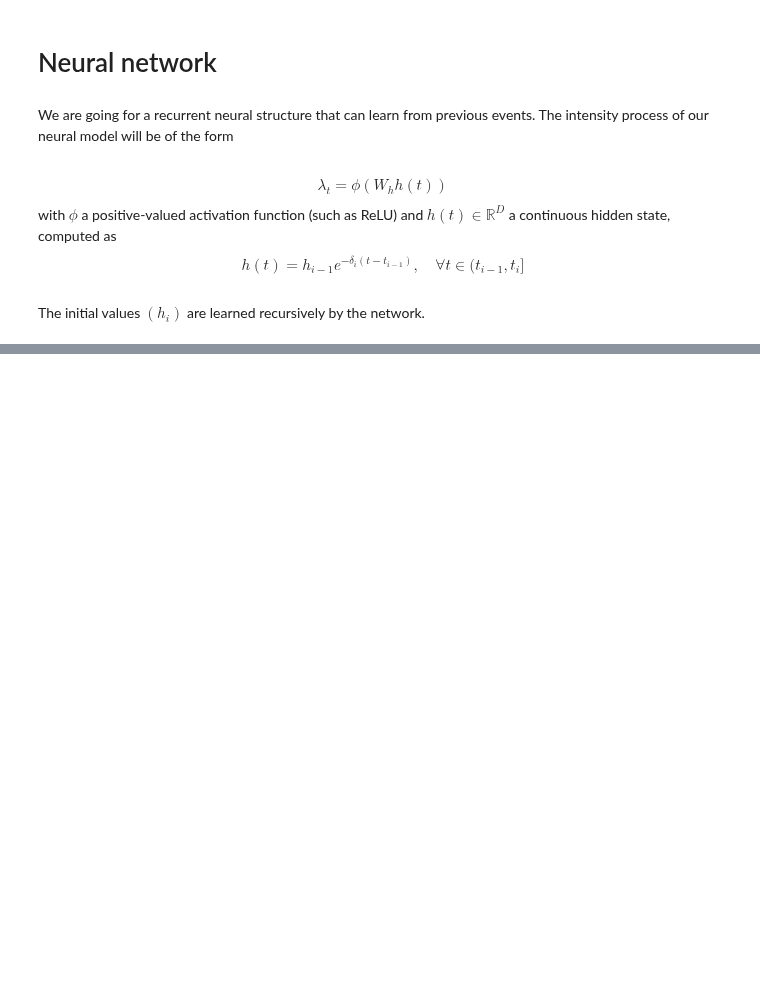
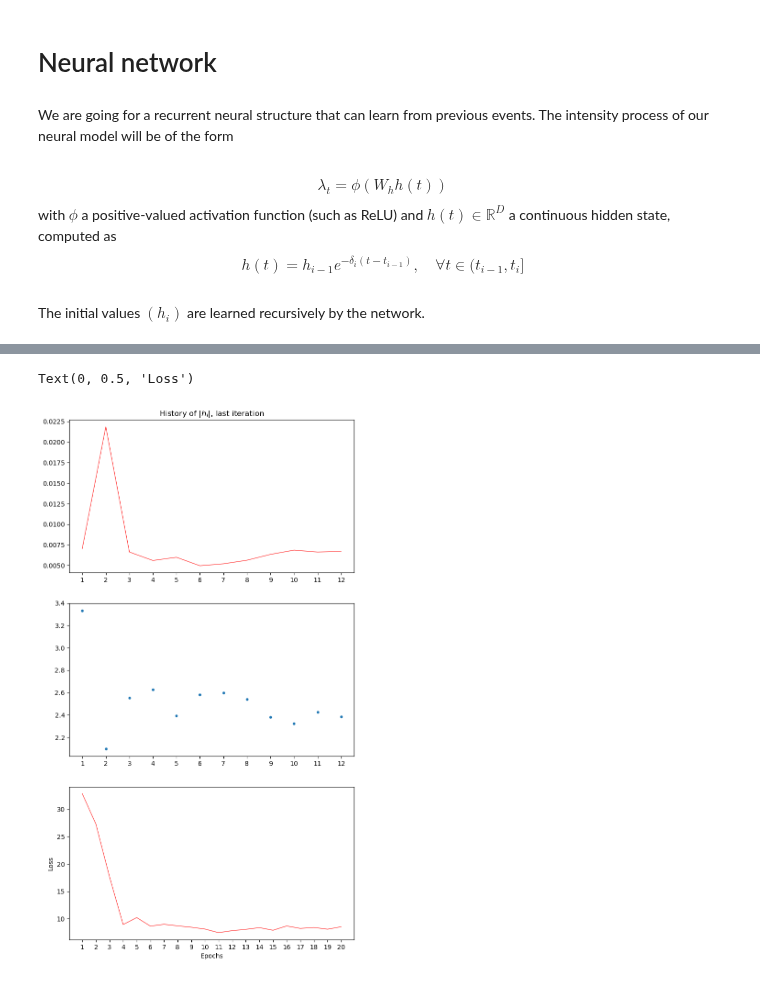
Before and after one commit to Deeptradingfx/point-process-nets, a Jupyter notebook: notebooks/rnn.ipynb, the cells around one changed output, grey strips where cells are left out. Saved outputs shown, nothing was run; the diff lists cells and outputs as text; code cells hidden in the pictures; blank space fills up the shorter version.

```diff
--- a/notebooks/rnn.ipynb
+++ b/notebooks/rnn.ipynb
@@ -135,0 +136,3 @@ import torch.nn.functional as F
+# %%
+hidden_size = 24
+model = HawkesRNNModel(hidden_size)
@@ -135,0 +145,4 @@ import torch.nn.functional as F
+# %%
+sequence = data_tensor[:,10]
+# %%
+optimizer = torch.optim.Adam(model.parameters())
@@ -135,0 +183,12 @@ import torch.nn.functional as F
+# %%
+# define training loop
+train_size = 100
+epochs = 20
+loss_hist = []
+for e in range(1, epochs+1):
+    print("Epoch %d" % e)
+    for i in range(train_size):
+        optimizer.zero_grad()
+        sequence = data_tensor[:, i]
+        train_info, loss = train(model, sequence, seq_lengths[i])
+    loss_hist.append(loss)  # append the final loss of each epoch
@@ -135,0 +216,18 @@ import torch.nn.functional as F
+# %%
+hidden_hist = train_info['hidden'].squeeze(1).squeeze(1)
+decay_hist = train_info['decay'].squeeze(1).squeeze(1)
+fig, (ax0, ax1, ax2) = plt.subplots(3,1, figsize=(8,15), dpi=100)
+seq_index_range = list(range(1, 1+len(hidden_hist)))
+ax0.plot(seq_index_range, decay_hist.detach().numpy(), linewidth=.7, color='red')
+ax0.set_title("History of $|h_i|$, last iteration")
+ax0.set_xticks(seq_index_range)
+ax1.scatter(seq_index_range, hidden_hist.detach().norm(dim=1).numpy(), s=10)
+ax1.set_xticks(seq_index_range)
+epochs_range = list(range(1, epochs+1))
+ax2.plot(epochs_range, loss_hist, color='red', linewidth=.7)
+ax2.set_xticks(epochs_range)
+ax2.set_xlabel("Epochs")
+ax2.set_ylabel("Loss")
+# %% [output]
+Text(0, 0.5, 'Loss')
+[figure, added]
```
Also changed, not shown: parts of 11 cells of this notebook, 1 other file.
